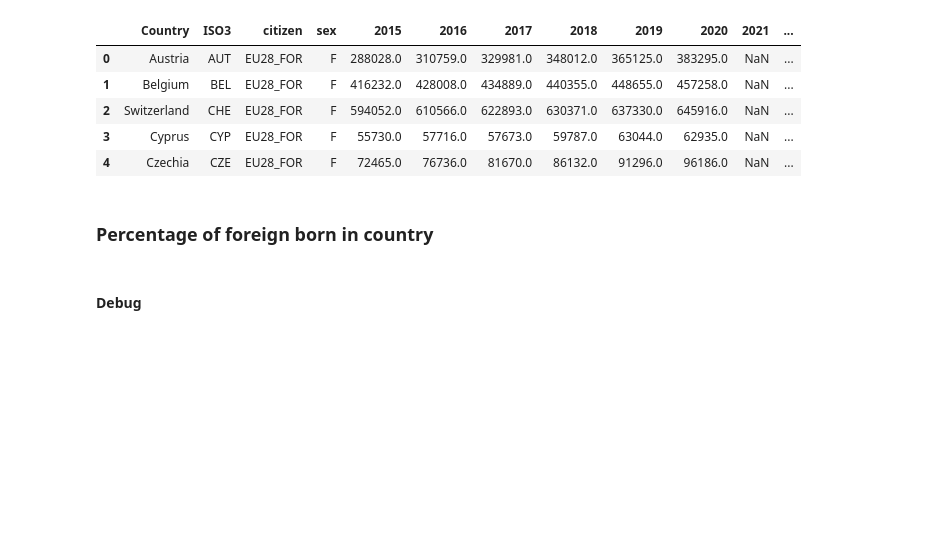
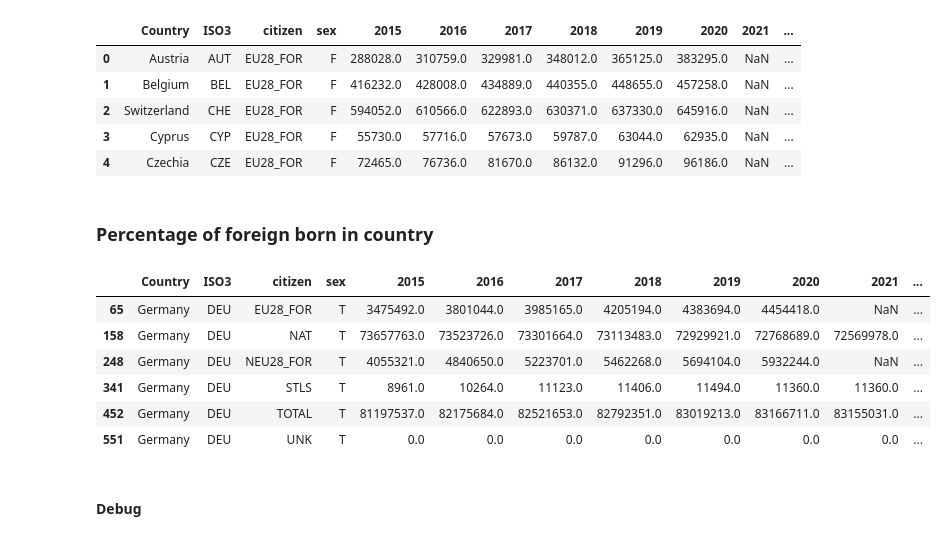
Before and after one commit to jatofi-official/migration-eu-analysis, a Jupyter notebook: Notebooks/mandatory_foreign_born.ipynb, the cells around one changed output. Cells and saved outputs as stored; diff of their text form; code cells hidden in the pictures; blank space fills up the shorter version.

```diff
--- a/Notebooks/mandatory_foreign_born.ipynb
+++ b/Notebooks/mandatory_foreign_born.ipynb
@@ -50,35 +50,43 @@ def percent_natural_born(country):
 
         axes.set_ylim(y_min)
         axes.set_yticks(range(y_min,100+step,step))
 
         axes.set_title('Percentage of natural born citizens in '+country)
 
         #Saving figure
         dir_name = "../Images/Countries/"+country
         try:
             os.makedirs(dir_name)
             # print(f"Directory '{dir_name}' created successfully!")
         except FileExistsError:
             pass
             # print(f"Directory '{dir_name}' already exists.")
         except Exception as e:
             pass
             # print(f"Error creating directory: {e}")
 
         figure.savefig(dir_name+"/natural_percent_"+country.lower()+".png")
         plt.close(figure)
         pass
     except:
             print(country)
 
-# display(table.query("Country == 'Germany' and sex=='T'"))
-# percent_natural_born("Germany")
+display(table.query("Country == 'Germany' and sex=='T'"))
+percent_natural_born("Germany")
 
 # for country in table.Country.unique():
     # percent_natural_born(country)
 
 # percent_natural_born("Liechtenstein")
 # percent_natural_born("Luxembourg")
+# %% [output]
+|  | Country | ISO3 | citizen | sex | 2015 | 2016 | 2017 | 2018 | 2019 | 2020 | 2021 | ... |
+| 65 | Germany | DEU | EU28_FOR | T | 3475492.0 | 3801044.0 | 3985165.0 | 4205194.0 | 4383694.0 | 4454418.0 | NaN | ... |
+| 158 | Germany | DEU | NAT | T | 73657763.0 | 73523726.0 | 73301664.0 | 73113483.0 | 72929921.0 | 72768689.0 | 72569978.0 | ... |
+| 248 | Germany | DEU | NEU28_FOR | T | 4055321.0 | 4840650.0 | 5223701.0 | 5462268.0 | 5694104.0 | 5932244.0 | NaN | ... |
+| 341 | Germany | DEU | STLS | T | 8961.0 | 10264.0 | 11123.0 | 11406.0 | 11494.0 | 11360.0 | 11360.0 | ... |
+| 452 | Germany | DEU | TOTAL | T | 81197537.0 | 82175684.0 | 82521653.0 | 82792351.0 | 83019213.0 | 83166711.0 | 83155031.0 | ... |
+| 551 | Germany | DEU | UNK | T | 0.0 | 0.0 | 0.0 | 0.0 | 0.0 | 0.0 | 0.0 | ... |
 # %% [markdown]
 #### Debug
 # %%
```
Also changed, not shown: parts of 2 cells of this notebook, 1 other file.
